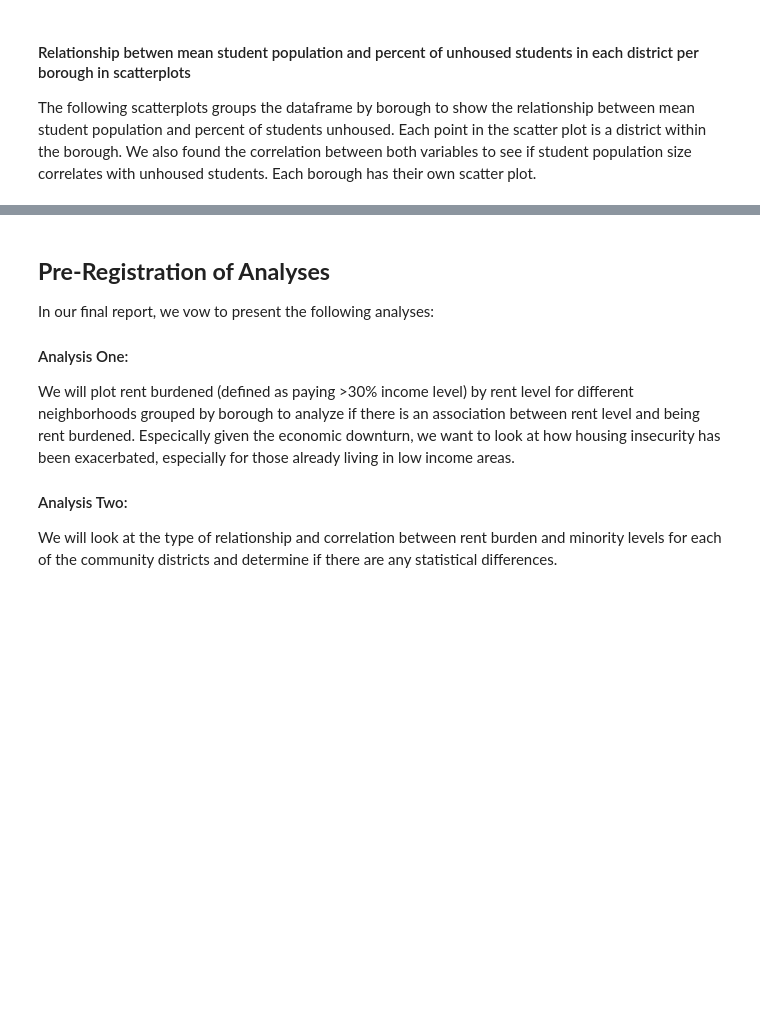
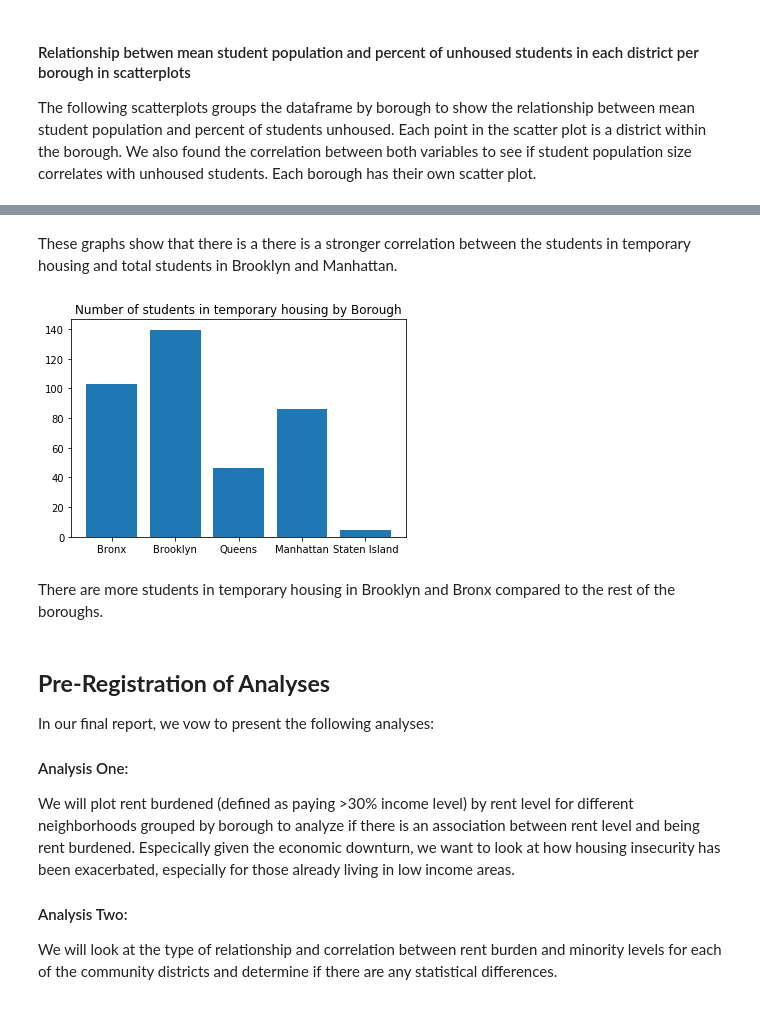
Before and after one commit to cailtyn-caj96/info-2950, a Jupyter notebook: old/finalproject_.ipynb, the cells around one changed output, grey strips where cells are left out. Saved outputs shown, nothing was run; the diff lists cells and outputs as text; code cells hidden in the pictures; blank space fills up the shorter version.

```diff
--- a/old/finalproject_.ipynb
+++ b/old/finalproject_.ipynb
@@ -816,3 +806,15 @@ plt.show()
+# %% [markdown]
+These graphs show that there is a there is a stronger correlation between the students in temporary housing and total students in Brooklyn and Manhattan.
+# %%
+x1 = [sum(le_bronx["%_students_in_temporary_housing"]), sum(le_brooklyn["%_students_in_temporary_housing"]), sum(le_queens["%_students_in_temporary_housing"]), sum(le_manhattan["%_students_in_temporary_housing"]), sum(le_SI["%_students_in_temporary_housing"])]
+y1 = ["Bronx", "Brooklyn", "Queens", "Manhattan", "Staten Island"]
+plt.bar(y1, x1)
+plt.title("Number of students in temporary housing by Borough")
+plt.show()
+# %% [output]
+[figure, added]
+# %% [markdown]
+There are more students in temporary housing in Brooklyn and Bronx compared to the rest of the boroughs.
 # %% [markdown]
 ## **Pre-Registration of Analyses**
 
```
Also changed, not shown: parts of 16 cells of this notebook.
